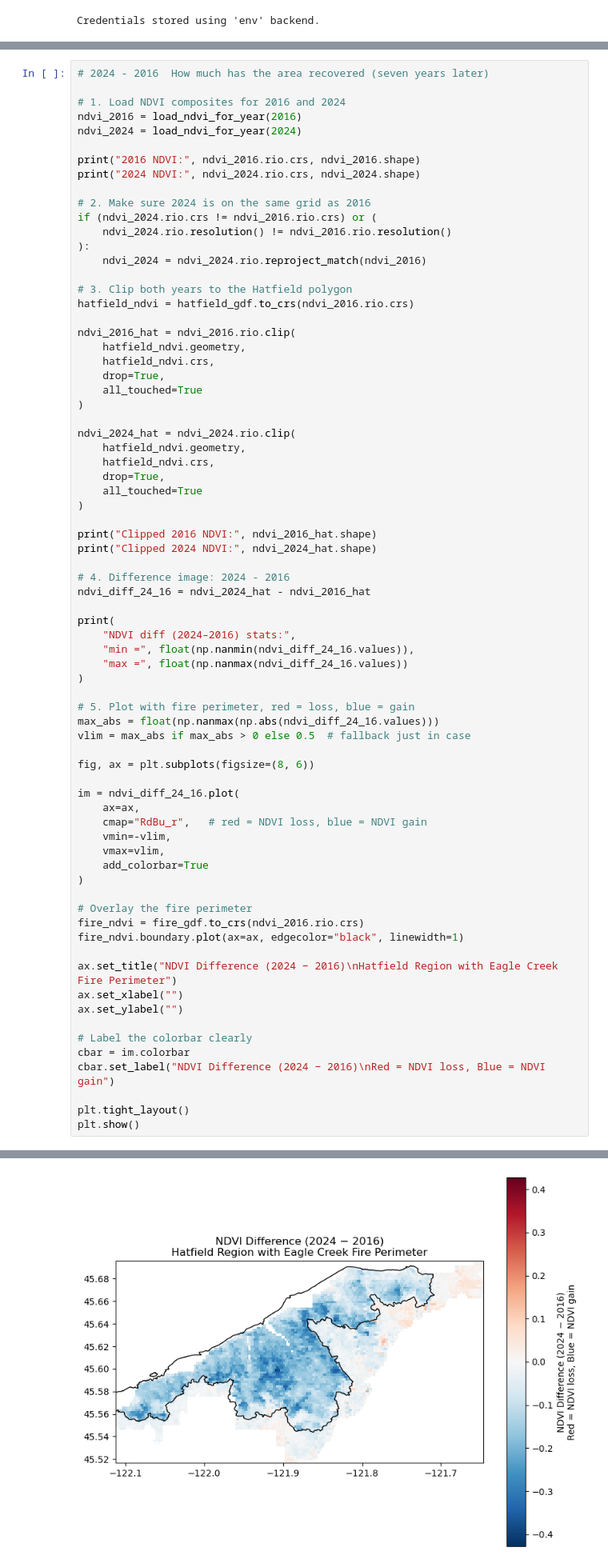
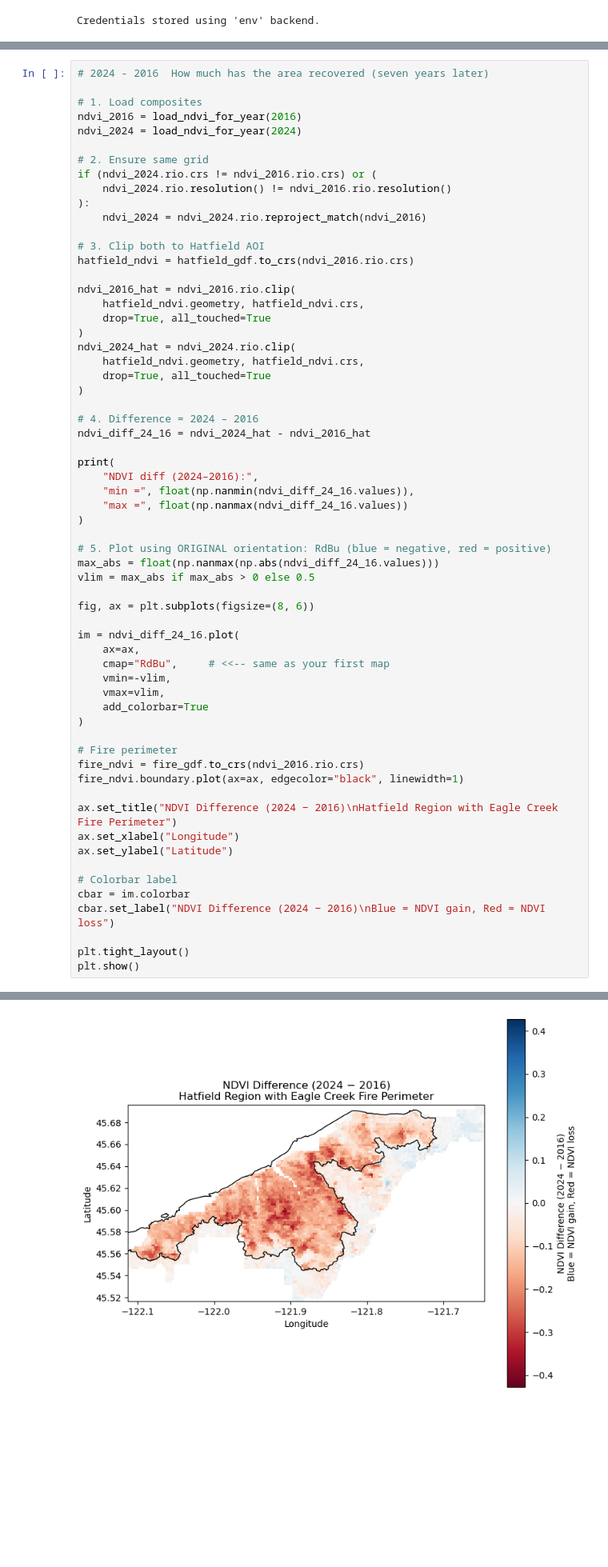
Before and after one commit to earthlab-education/04-vegetation-tkbravo, a Jupyter notebook: notebooks/fire.ipynb, the cells around one changed output, grey strips where cells are left out. Shown: that part at 80% size. Saved outputs shown, nothing was run; the diff lists cells and outputs as text; blank space fills up the shorter version.

```diff
--- a/notebooks/fire.ipynb
+++ b/notebooks/fire.ipynb
@@ -467,73 +472,62 @@ NDVI diff stats: min = -0.7125999927520752 max = 0.06540000438690186
 # %%
 # 2024 - 2016  How much has the area recovered (seven years later)
 
-# 1. Load NDVI composites for 2016 and 2024
+# 1. Load composites
 ndvi_2016 = load_ndvi_for_year(2016)
 ndvi_2024 = load_ndvi_for_year(2024)
 
-print("2016 NDVI:", ndvi_2016.rio.crs, ndvi_2016.shape)
-print("2024 NDVI:", ndvi_2024.rio.crs, ndvi_2024.shape)
-
-# 2. Make sure 2024 is on the same grid as 2016
+# 2. Ensure same grid
 if (ndvi_2024.rio.crs != ndvi_2016.rio.crs) or (
     ndvi_2024.rio.resolution() != ndvi_2016.rio.resolution()
 ):
     ndvi_2024 = ndvi_2024.rio.reproject_match(ndvi_2016)
 
-# 3. Clip both years to the Hatfield polygon
+# 3. Clip both to Hatfield AOI
 hatfield_ndvi = hatfield_gdf.to_crs(ndvi_2016.rio.crs)
 
 ndvi_2016_hat = ndvi_2016.rio.clip(
-    hatfield_ndvi.geometry,
-    hatfield_ndvi.crs,
-    drop=True,
-    all_touched=True
+    hatfield_ndvi.geometry, hatfield_ndvi.crs,
+    drop=True, all_touched=True
+)
+ndvi_2024_hat = ndvi_2024.rio.clip(
+    hatfield_ndvi.geometry, hatfield_ndvi.crs,
+    drop=True, all_touched=True
 )
 
-ndvi_2024_hat = ndvi_2024.rio.clip(
-    hatfield_ndvi.geometry,
-    hatfield_ndvi.crs,
-    drop=True,
-    all_touched=True
-)
-
-print("Clipped 2016 NDVI:", ndvi_2016_hat.shape)
-print("Clipped 2024 NDVI:", ndvi_2024_hat.shape)
-
-# 4. Difference image: 2024 - 2016
+# 4. Difference = 2024 – 2016
 ndvi_diff_24_16 = ndvi_2024_hat - ndvi_2016_hat
 
 print(
-    "NDVI diff (2024–2016) stats:",
+    "NDVI diff (2024–2016):",
     "min =", float(np.nanmin(ndvi_diff_24_16.values)),
     "max =", float(np.nanmax(ndvi_diff_24_16.values))
 )
 
-# 5. Plot with fire perimeter, red = loss, blue = gain
+# 5. Plot using ORIGINAL orientation: RdBu (blue = negative, red = positive)
 max_abs = float(np.nanmax(np.abs(ndvi_diff_24_16.values)))
-vlim = max_abs if max_abs > 0 else 0.5  # fallback just in case
+vlim = max_abs if max_abs > 0 else 0.5
 
 fig, ax = plt.subplots(figsize=(8, 6))
 
 im = ndvi_diff_24_16.plot(
     ax=ax,
-    cmap="RdBu_r",   # red = NDVI loss, blue = NDVI gain
+    cmap="RdBu",     # <<-- same as your first map
     vmin=-vlim,
     vmax=vlim,
     add_colorbar=True
 )
 
-# Overlay the fire perimeter
+# Fire perimeter
 fire_ndvi = fire_gdf.to_crs(ndvi_2016.rio.crs)
 fire_ndvi.boundary.plot(ax=ax, edgecolor="black", linewidth=1)
 
 ax.set_title("NDVI Difference (2024 − 2016)\nHatfield Region with Eagle Creek Fire Perimeter")
-ax.set_xlabel("")
-ax.set_ylabel("")
+ax.set_xlabel("Longitude")
+ax.set_ylabel("Latitude")
 
-# Label the colorbar clearly
+# Colorbar label
 cbar = im.colorbar
-cbar.set_label("NDVI Difference (2024 − 2016)\nRed = NDVI loss, Blue = NDVI gain")
+cbar.set_label("NDVI Difference (2024 − 2016)\nBlue = NDVI gain, Red = NDVI loss")
 
 plt.tight_layout()
 plt.show()
@@ -546 +536 @@ NDVI diff (2024–2016) stats: min = -0.42739999294281006 max = 0.15999996662139
-[figure, old version]
+[figure, new version]
```
Also changed, not shown: parts of 2 cells of this notebook.
